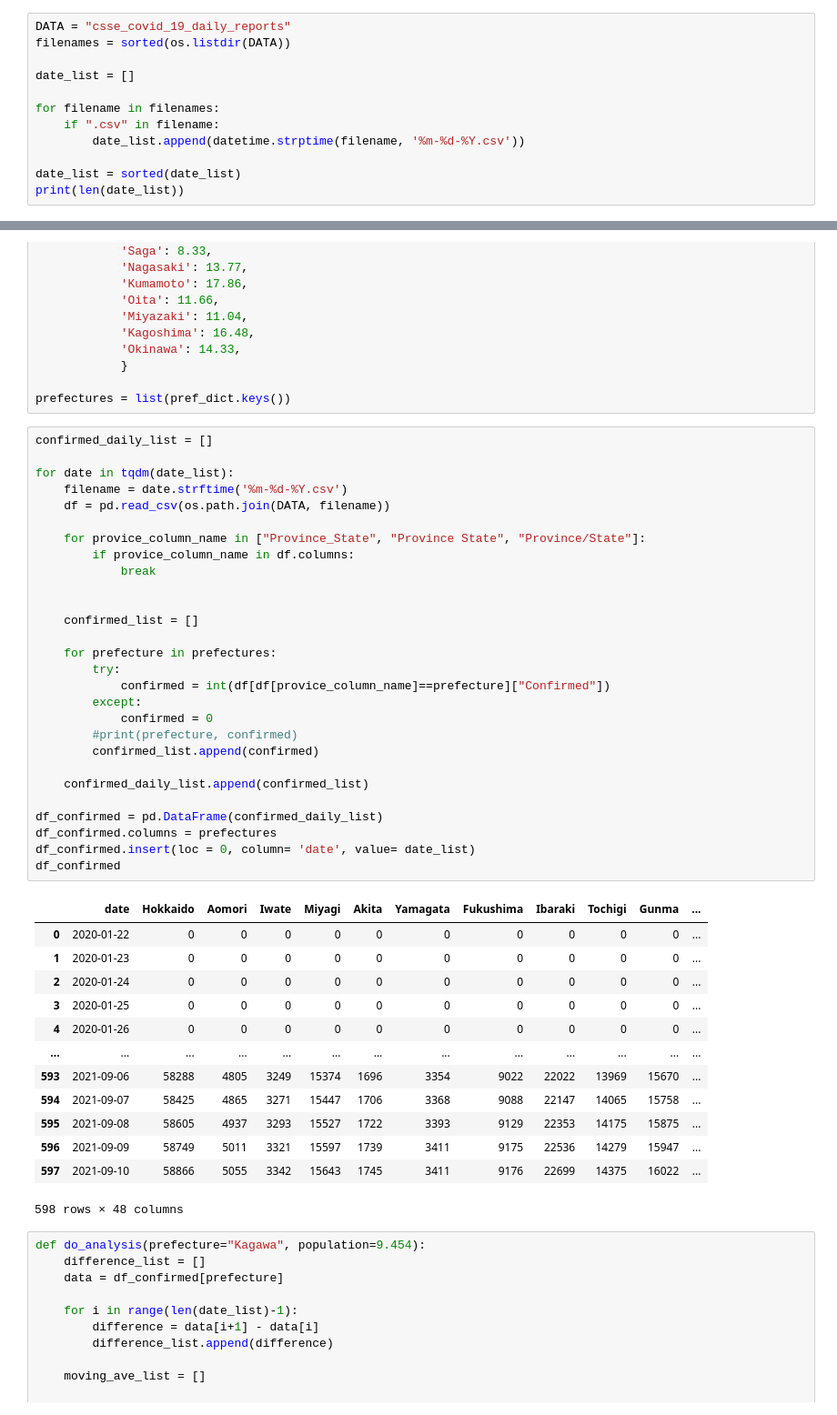
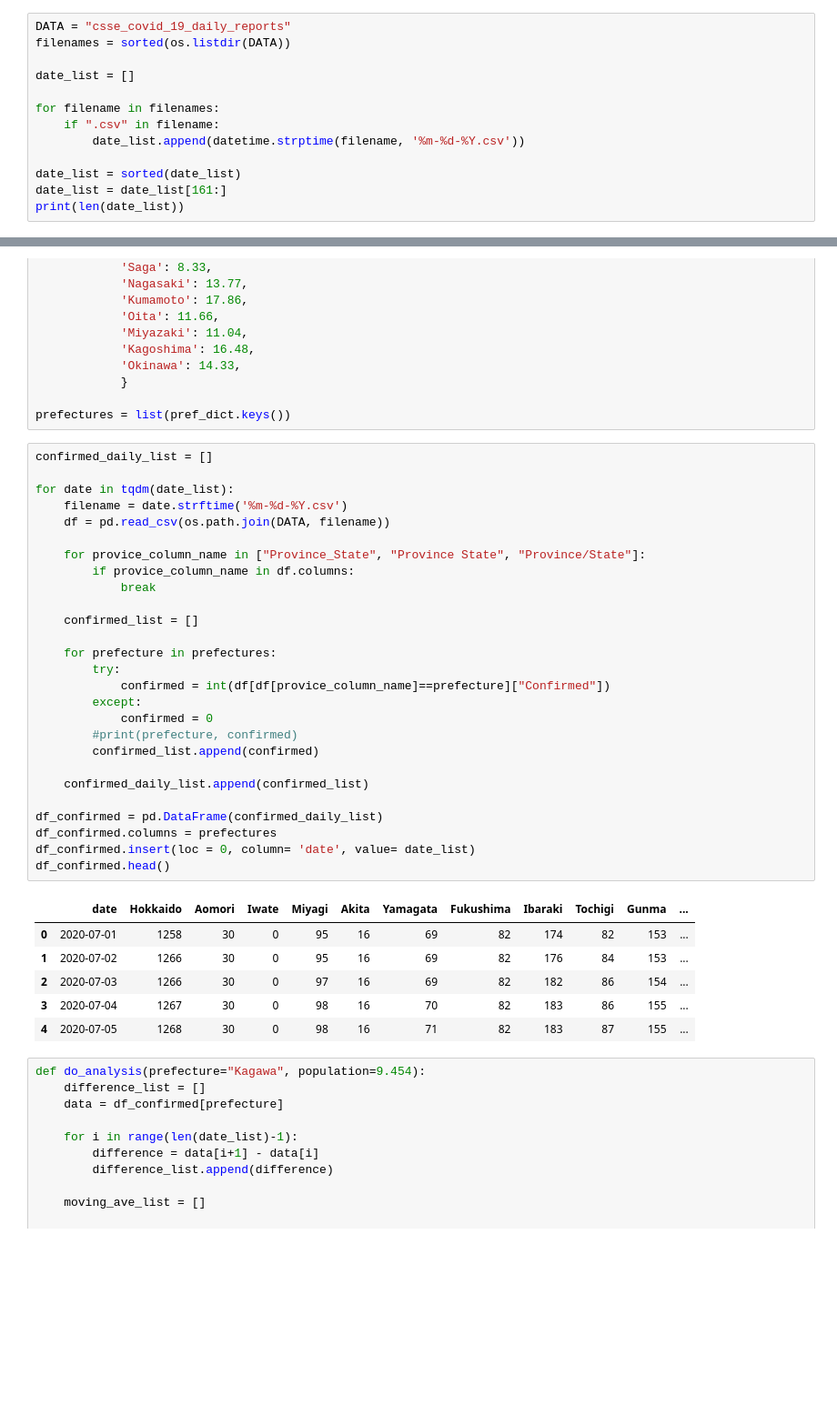
Before and after one commit to naoya1110/covid19-japan-7days-average, a Jupyter notebook: covid19_jpn_visualizer.ipynb, the cells around one changed output, grey strips where cells are left out. Shown: that part at 91% size. Cells and saved outputs as stored; diff of their text form; blank space fills up the shorter version.

```diff
--- a/covid19_jpn_visualizer.ipynb
+++ b/covid19_jpn_visualizer.ipynb
@@ -23,5 +23,6 @@ for filename in filenames:
         date_list.append(datetime.strptime(filename, '%m-%d-%Y.csv'))
 
 date_list = sorted(date_list)
+date_list = date_list[161:]
 print(len(date_list))
 # %% [output]
@@ -133,45 +82,37 @@ prefectures = list(pref_dict.keys())
 # %%
 confirmed_daily_list = []
 
 for date in tqdm(date_list):
     filename = date.strftime('%m-%d-%Y.csv')
     df = pd.read_csv(os.path.join(DATA, filename))
 
     for provice_column_name in ["Province_State", "Province State", "Province/State"]:
         if provice_column_name in df.columns:
             break
-
 
     confirmed_list = []
 
     for prefecture in prefectures:
         try:
             confirmed = int(df[df[provice_column_name]==prefecture]["Confirmed"])
         except:
             confirmed = 0
         #print(prefecture, confirmed)
         confirmed_list.append(confirmed)
 
     confirmed_daily_list.append(confirmed_list)
 
 df_confirmed = pd.DataFrame(confirmed_daily_list)
 df_confirmed.columns = prefectures
 df_confirmed.insert(loc = 0, column= 'date', value= date_list)
-df_confirmed
+df_confirmed.head()
 # %% [output]
 |  | date | Hokkaido | Aomori | Iwate | Miyagi | Akita | Yamagata | Fukushima | Ibaraki | Tochigi | Gunma | ... |
-| 0 | 2020-01-22 | 0 | 0 | 0 | 0 | 0 | 0 | 0 | 0 | 0 | 0 | ... |
-| 1 | 2020-01-23 | 0 | 0 | 0 | 0 | 0 | 0 | 0 | 0 | 0 | 0 | ... |
-| 2 | 2020-01-24 | 0 | 0 | 0 | 0 | 0 | 0 | 0 | 0 | 0 | 0 | ... |
-| 3 | 2020-01-25 | 0 | 0 | 0 | 0 | 0 | 0 | 0 | 0 | 0 | 0 | ... |
-| 4 | 2020-01-26 | 0 | 0 | 0 | 0 | 0 | 0 | 0 | 0 | 0 | 0 | ... |
-| ... | ... | ... | ... | ... | ... | ... | ... | ... | ... | ... | ... | ... |
-| 593 | 2021-09-06 | 58288 | 4805 | 3249 | 15374 | 1696 | 3354 | 9022 | 22022 | 13969 | 15670 | ... |
-| 594 | 2021-09-07 | 58425 | 4865 | 3271 | 15447 | 1706 | 3368 | 9088 | 22147 | 14065 | 15758 | ... |
-| 595 | 2021-09-08 | 58605 | 4937 | 3293 | 15527 | 1722 | 3393 | 9129 | 22353 | 14175 | 15875 | ... |
-| 596 | 2021-09-09 | 58749 | 5011 | 3321 | 15597 | 1739 | 3411 | 9175 | 22536 | 14279 | 15947 | ... |
-| 597 | 2021-09-10 | 58866 | 5055 | 3342 | 15643 | 1745 | 3411 | 9176 | 22699 | 14375 | 16022 | ... |
+| 0 | 2020-07-01 | 1258 | 30 | 0 | 95 | 16 | 69 | 82 | 174 | 82 | 153 | ... |
+| 1 | 2020-07-02 | 1266 | 30 | 0 | 95 | 16 | 69 | 82 | 176 | 84 | 153 | ... |
+| 2 | 2020-07-03 | 1266 | 30 | 0 | 97 | 16 | 69 | 82 | 182 | 86 | 154 | ... |
+| 3 | 2020-07-04 | 1267 | 30 | 0 | 98 | 16 | 70 | 82 | 183 | 86 | 155 | ... |
+| 4 | 2020-07-05 | 1268 | 30 | 0 | 98 | 16 | 71 | 82 | 183 | 87 | 155 | ... |
-598 rows × 48 columns
 # %%
 def do_analysis(prefecture="Kagawa", population=9.454):
     difference_list = []
```
Also changed, not shown: parts of 3 cells of this notebook.
